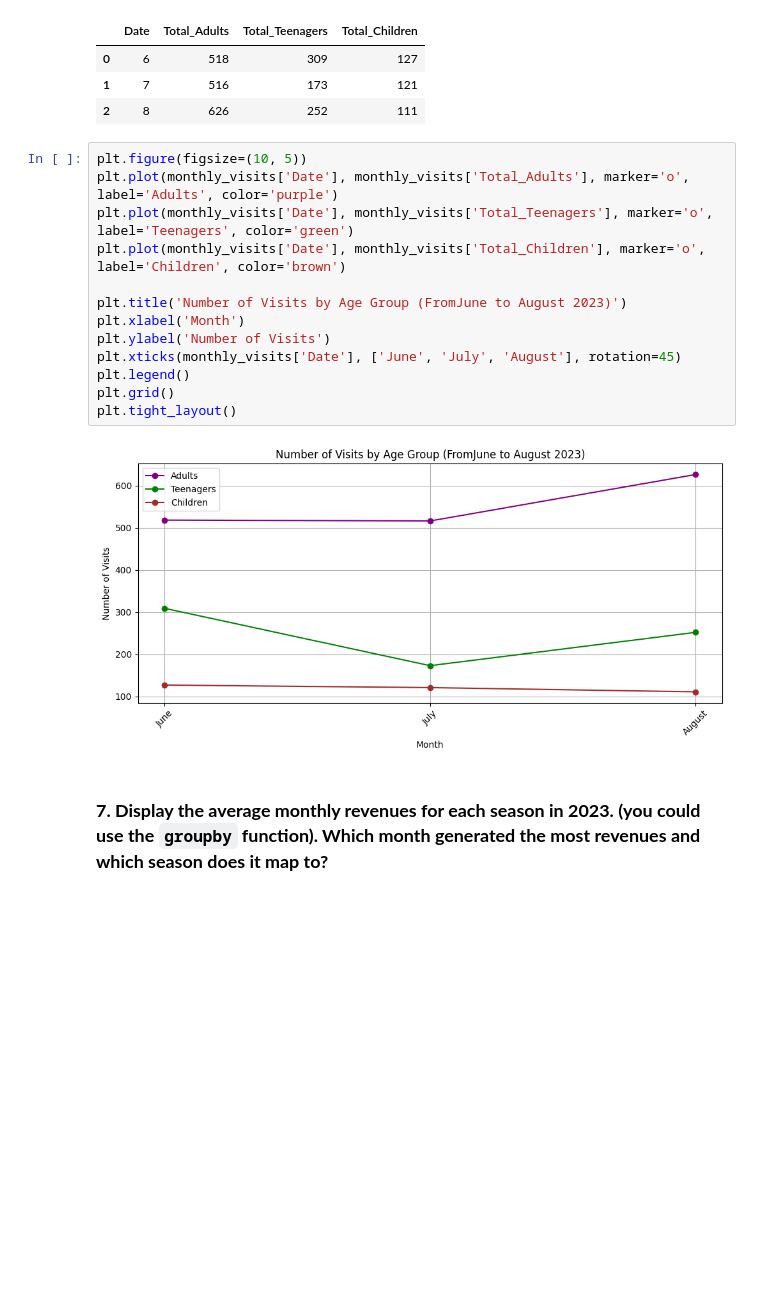
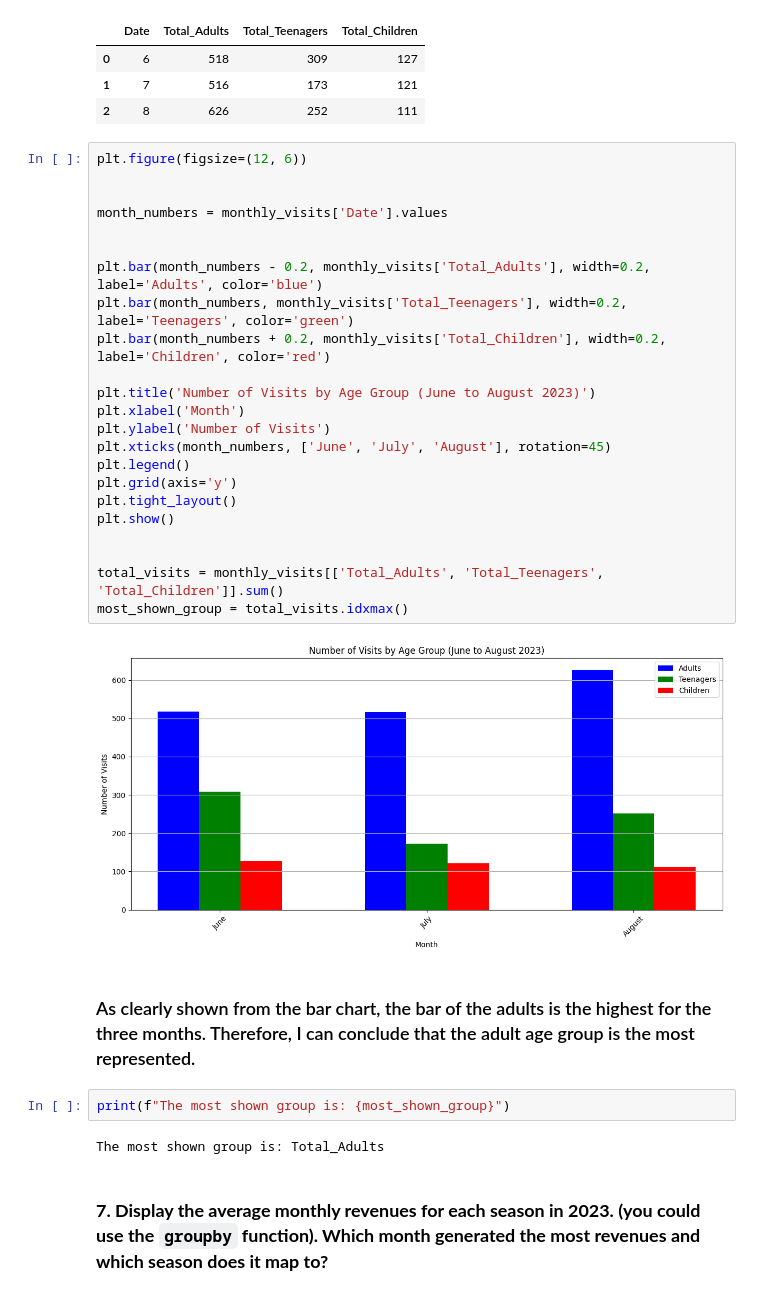
Before and after one commit to wandiyajames-arch/Data_Prep_AIMS, a Jupyter notebook: A2_Data_Prepa(James Wandiya).ipynb, the cells around one changed output. Cells and saved outputs as stored; diff of their text form; blank space fills up the shorter version.

```diff
--- a/A2_Data_Prepa(James Wandiya).ipynb
+++ b/A2_Data_Prepa(James Wandiya).ipynb
@@ -412,20 +414,36 @@ monthly_visits
 | 1 | 7 | 516 | 173 | 121 |
 | 2 | 8 | 626 | 252 | 111 |
 # %%
-plt.figure(figsize=(10, 5))
-plt.plot(monthly_visits['Date'], monthly_visits['Total_Adults'], marker='o', label='Adults', color='purple')
-plt.plot(monthly_visits['Date'], monthly_visits['Total_Teenagers'], marker='o', label='Teenagers', color='green')
-plt.plot(monthly_visits['Date'], monthly_visits['Total_Children'], marker='o', label='Children', color='brown')
+plt.figure(figsize=(12, 6))
 
-plt.title('Number of Visits by Age Group (FromJune to August 2023)')
+
+month_numbers = monthly_visits['Date'].values
+
+
+plt.bar(month_numbers - 0.2, monthly_visits['Total_Adults'], width=0.2, label='Adults', color='blue')
+plt.bar(month_numbers, monthly_visits['Total_Teenagers'], width=0.2, label='Teenagers', color='green')
+plt.bar(month_numbers + 0.2, monthly_visits['Total_Children'], width=0.2, label='Children', color='red')
+
+plt.title('Number of Visits by Age Group (June to August 2023)')
 plt.xlabel('Month')
 plt.ylabel('Number of Visits')
-plt.xticks(monthly_visits['Date'], ['June', 'July', 'August'], rotation=45)
+plt.xticks(month_numbers, ['June', 'July', 'August'], rotation=45)
 plt.legend()
-plt.grid()
+plt.grid(axis='y')
 plt.tight_layout()
+plt.show()
+
+
+total_visits = monthly_visits[['Total_Adults', 'Total_Teenagers', 'Total_Children']].sum()
+most_shown_group = total_visits.idxmax()
 # %% [output]
-[figure, old version]
+[figure, new version]
+# %% [markdown]
+### As clearly shown from the bar chart, the bar of the adults is the highest for the three months. Therefore, I can conclude that the adult age group is the most represented.
+# %%
+print(f"The most shown group is: {most_shown_group}")
+# %% [output]
+The most shown group is: Total_Adults
 # %% [markdown]
 ### **7. Display the average monthly revenues for each season in 2023. (you could use the `groupby` function). Which month generated the most revenues and which season does it map to?**
 # %% [markdown]
```
Also changed, not shown: parts of 5 cells of this notebook.
